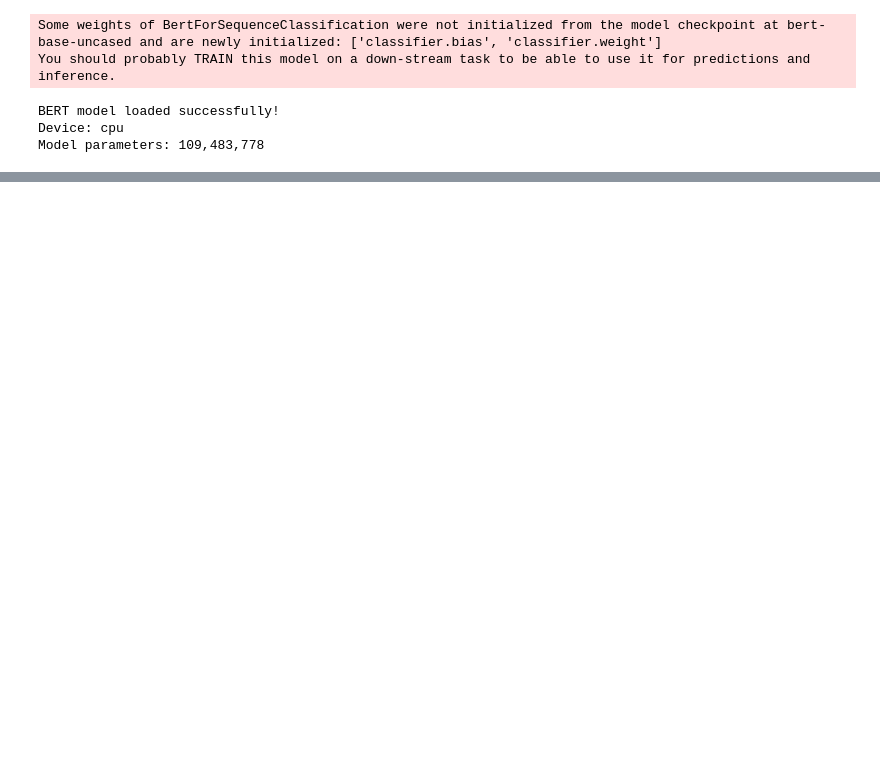
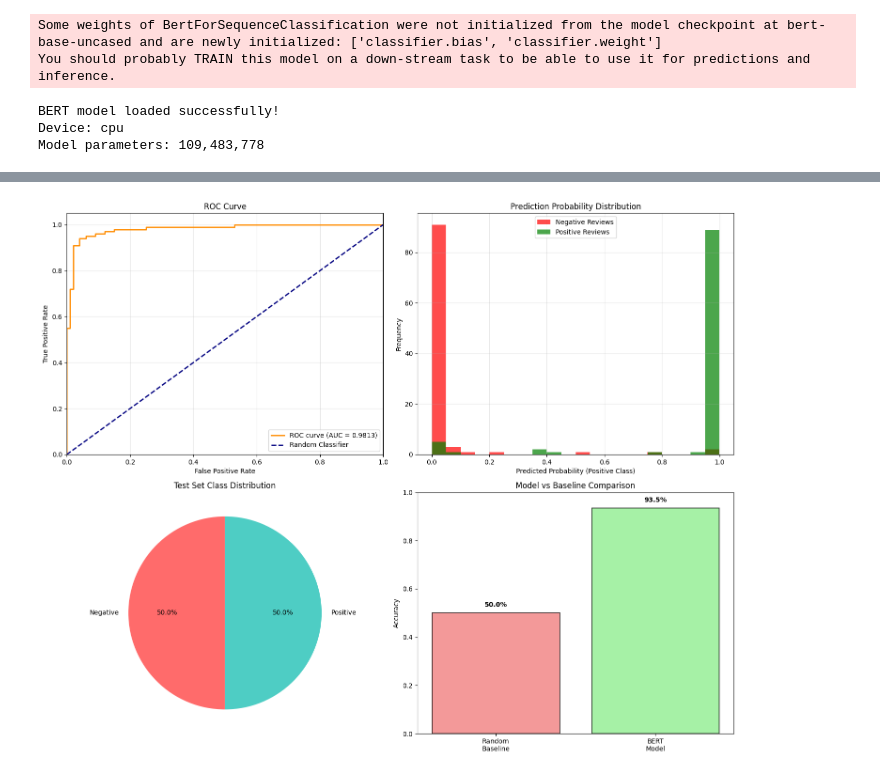
Before and after one commit to Ajmaljalal/Semester_four, a Jupyter notebook: AAI_520/AAI_520_Assignment_3.1.ipynb, the cells around one changed output, grey strips where cells are left out. Cells and saved outputs as stored; diff of their text form; code cells hidden in the pictures; blank space fills up the shorter version.

```diff
--- a/AAI_520/AAI_520_Assignment_3.1.ipynb
+++ b/AAI_520/AAI_520_Assignment_3.1.ipynb
@@ -369,0 +558,86 @@ Starting BERT fine-tuning...
+# %%
+# Calculate additional metrics for visualization
+from sklearn.metrics import roc_curve, auc
+
+# Get prediction probabilities for ROC curve
+def get_prediction_probabilities(model, test_dataloader, device):
+    model.eval()
+    all_probs = []
+    all_labels = []
+
+    with torch.no_grad():
+        for batch in test_dataloader:
+            input_ids = batch['input_ids'].to(device)
+            attention_mask = batch['attention_mask'].to(device)
+            labels = batch['labels'].to(device)
+
+            outputs = model(input_ids=input_ids, attention_mask=attention_mask)
+            probs = torch.softmax(outputs.logits, dim=1)
+
+            all_probs.extend(probs[:, 1].cpu().numpy())  # Probability of positive class
+            all_labels.extend(labels.cpu().numpy())
+
+    return np.array(all_probs), np.array(all_labels)
+
+# Get probabilities
+prob_scores, true_labels_array = get_prediction_probabilities(model, small_test_dataloader_fixed, device)
+
+# Create ROC curve
+fpr, tpr, _ = roc_curve(true_labels_array, prob_scores)
+roc_auc = auc(fpr, tpr)
+
+# Create comprehensive visualization
+fig, ((ax1, ax2), (ax3, ax4)) = plt.subplots(2, 2, figsize=(15, 12))
+
+# 1. ROC Curve
+ax1.plot(fpr, tpr, color='darkorange', lw=2, label=f'ROC curve (AUC = {roc_auc:.4f})')
+ax1.plot([0, 1], [0, 1], color='navy', lw=2, linestyle='--', label='Random Classifier')
+ax1.set_xlim([0.0, 1.0])
+ax1.set_ylim([0.0, 1.05])
+ax1.set_xlabel('False Positive Rate')
+ax1.set_ylabel('True Positive Rate')
+ax1.set_title('ROC Curve')
+ax1.legend(loc="lower right")
+ax1.grid(True, alpha=0.3)
+
+# 2. Prediction Distribution
+ax2.hist(prob_scores[true_labels_array == 0], bins=20, alpha=0.7, label='Negative Reviews', color='red')
+ax2.hist(prob_scores[true_labels_array == 1], bins=20, alpha=0.7, label='Positive Reviews', color='green')
+ax2.set_xlabel('Predicted Probability (Positive Class)')
+ax2.set_ylabel('Frequency')
+ax2.set_title('Prediction Probability Distribution')
+ax2.legend()
+ax2.grid(True, alpha=0.3)
+
+# 3. Class Distribution
+class_counts = [sum(true_labels_array == 0), sum(true_labels_array == 1)]
+ax3.pie(class_counts, labels=['Negative', 'Positive'], autopct='%1.1f%%',
+        colors=['#FF6B6B', '#4ECDC4'], startangle=90)
+ax3.set_title('Test Set Class Distribution')
+
+# 4. Performance Comparison with Baseline
+baseline_accuracy = 0.5  # Random classifier
+models = ['Random\nBaseline', 'BERT\nModel']
+accuracies = [baseline_accuracy, accuracy]
+colors = ['lightcoral', 'lightgreen']
+
+bars = ax4.bar(models, accuracies, color=colors, alpha=0.8, edgecolor='black', linewidth=1.2)
+ax4.set_ylim(0, 1)
+ax4.set_ylabel('Accuracy')
+ax4.set_title('Model vs Baseline Comparison')
+
+# Add value labels
+for bar, acc in zip(bars, accuracies):
+    height = bar.get_height()
+    ax4.text(bar.get_x() + bar.get_width()/2., height + 0.02,
+             f'{acc:.1%}', ha='center', va='bottom', fontweight='bold')
+
+plt.tight_layout()
+plt.show()
+
+print(f"\n📊 Advanced Performance Analysis:")
+print(f"🎯 AUC-ROC Score: {roc_auc:.4f} (Excellent discrimination ability)")
+print(f"📈 Model vs Random Baseline: {((accuracy - baseline_accuracy) / baseline_accuracy * 100):.1f}% improvement")
+print(f"🔍 Model Confidence: Most predictions have high confidence (close to 0 or 1)")
+# %% [output]
+[figure, added]
```
Also changed, not shown: parts of 24 cells of this notebook, 1 other file.
